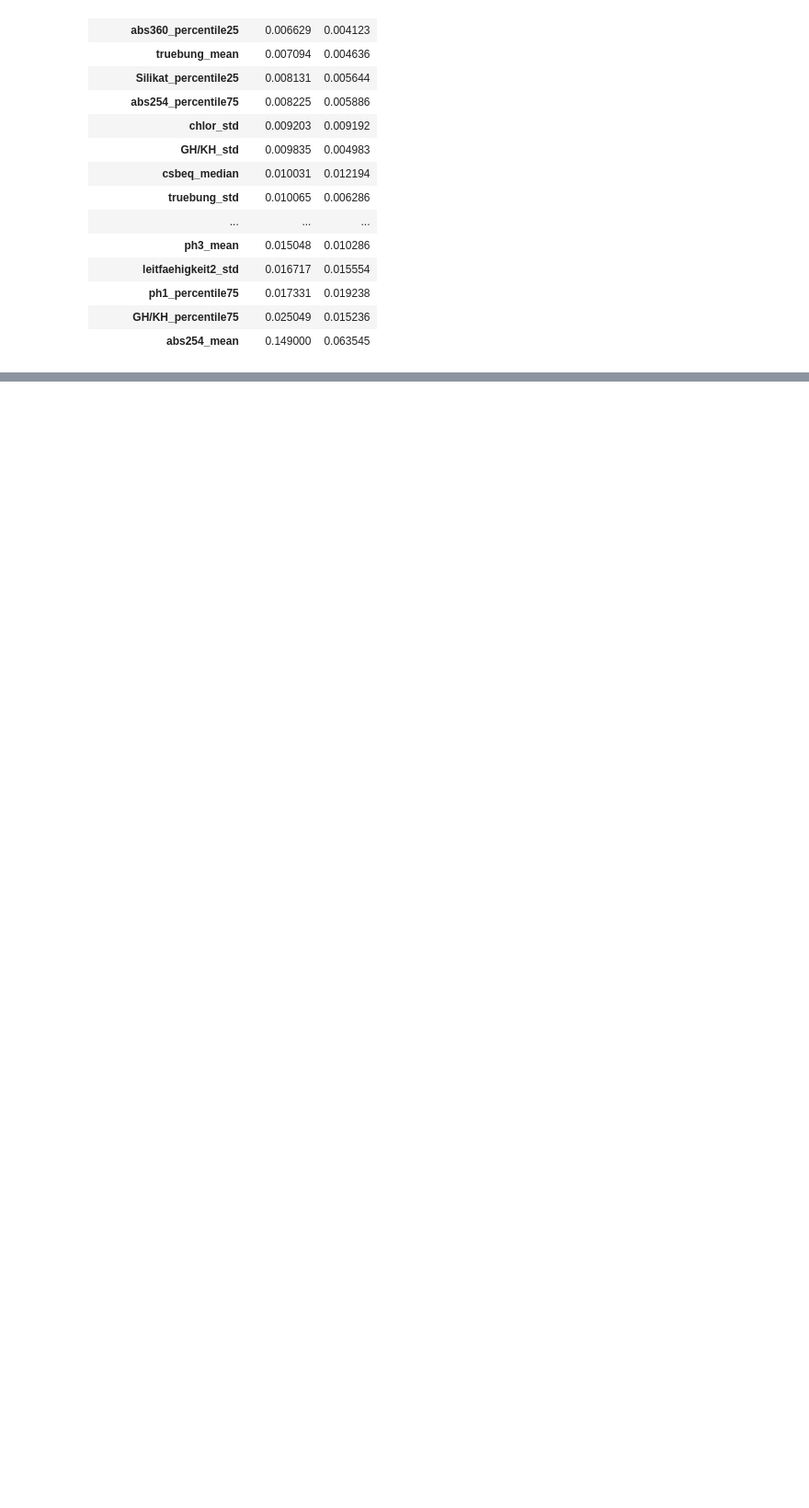
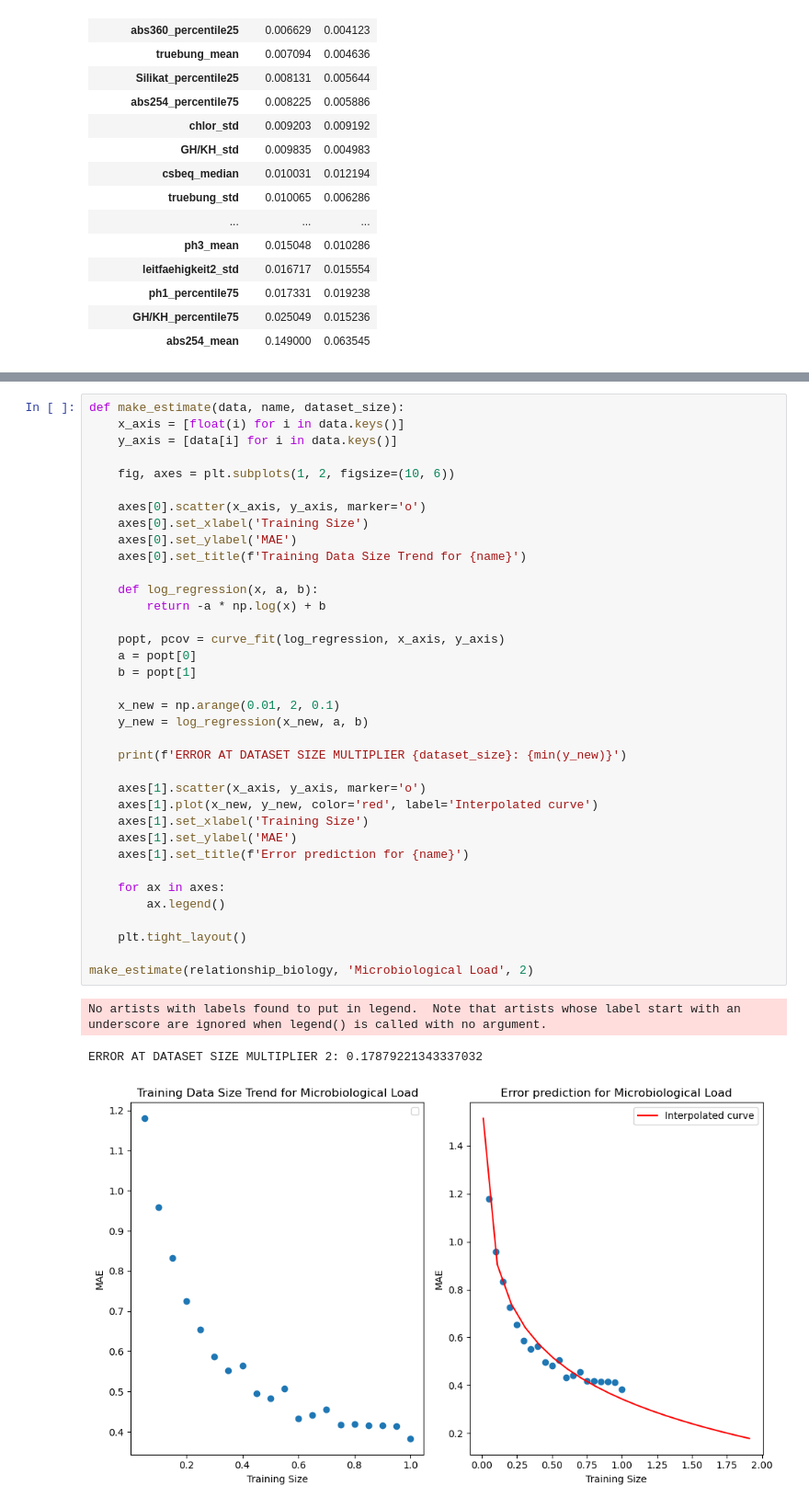
Before and after one commit to IlliaRohalskyi/ImproClean, a Jupyter notebook: Notebooks/analysis.ipynb, the cells around one changed output, grey strips where cells are left out. Shown at 92% size. Cells and saved outputs as stored; diff of their text form; blank space fills up the shorter version.

Commit message:
Dataset Requirements Estimation Added

```diff
--- a/Notebooks/analysis.ipynb
+++ b/Notebooks/analysis.ipynb
@@ -249,0 +296,40 @@ importance
+# %%
+def make_estimate(data, name, dataset_size):
+    x_axis = [float(i) for i in data.keys()]
+    y_axis = [data[i] for i in data.keys()]
+
+    fig, axes = plt.subplots(1, 2, figsize=(10, 6))
+
+    axes[0].scatter(x_axis, y_axis, marker='o')
+    axes[0].set_xlabel('Training Size')
+    axes[0].set_ylabel('MAE')
+    axes[0].set_title(f'Training Data Size Trend for {name}')
+
+    def log_regression(x, a, b):
+        return -a * np.log(x) + b
+
+    popt, pcov = curve_fit(log_regression, x_axis, y_axis)
+    a = popt[0]
+    b = popt[1]
+
+    x_new = np.arange(0.01, 2, 0.1)
+    y_new = log_regression(x_new, a, b)
+
+    print(f'ERROR AT DATASET SIZE MULTIPLIER {dataset_size}: {min(y_new)}')
+
+    axes[1].scatter(x_axis, y_axis, marker='o')
+    axes[1].plot(x_new, y_new, color='red', label='Interpolated curve')
+    axes[1].set_xlabel('Training Size')
+    axes[1].set_ylabel('MAE')
+    axes[1].set_title(f'Error prediction for {name}')
+
+    for ax in axes:
+        ax.legend()
+
+    plt.tight_layout()
+
+make_estimate(relationship_biology, 'Microbiological Load', 2)
+# %% [output]
+No artists with labels found to put in legend.  Note that artists whose label start with an underscore are ignored when legend() is called with no argument.
+ERROR AT DATASET SIZE MULTIPLIER 2: 0.17879221343337032
+[figure, added]
```
Also changed, not shown: parts of 5 cells of this notebook.
